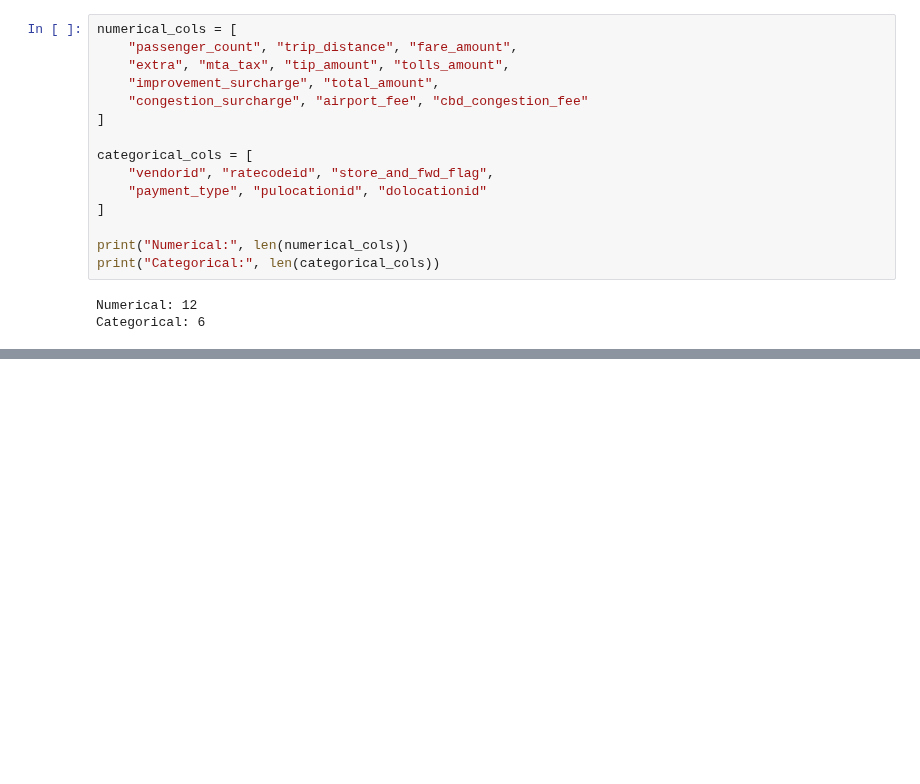
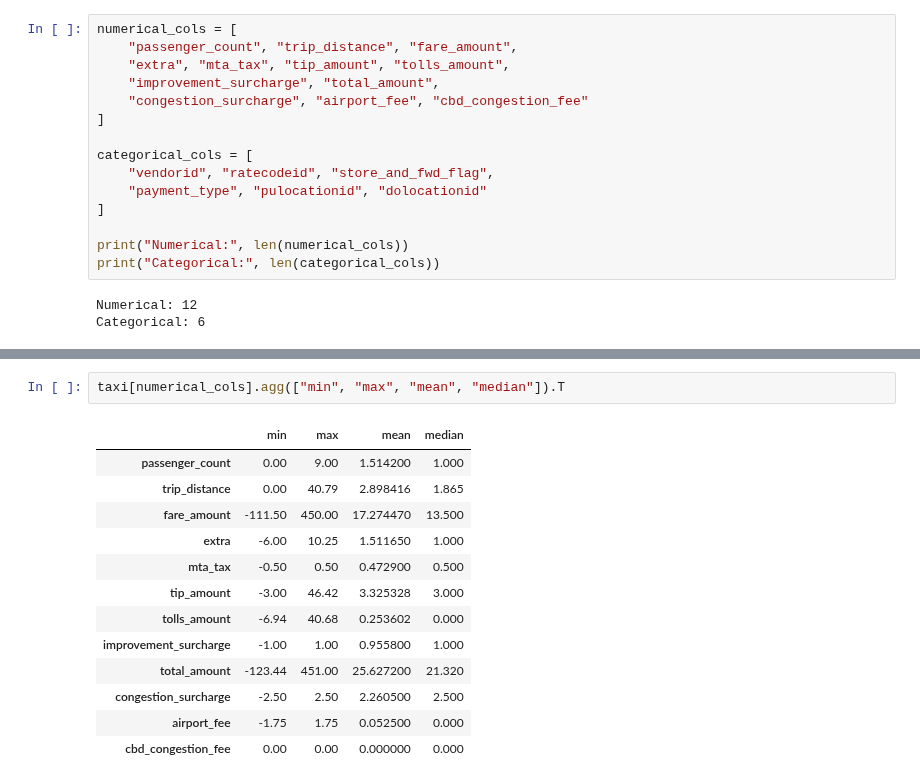
Before and after one commit to tasm3/cs460-data-scienc, a Jupyter notebook: nyc_taxi_eda.ipynb, the cells around one changed output, grey strips where cells are left out. Saved outputs shown, nothing was run; the diff lists cells and outputs as text; blank space fills up the shorter version.

```diff
--- a/nyc_taxi_eda.ipynb
+++ b/nyc_taxi_eda.ipynb
@@ -140,0 +159,16 @@ Categorical: 6
+# %%
+taxi[numerical_cols].agg(["min", "max", "mean", "median"]).T
+# %% [output]
+|  | min | max | mean | median |
+| passenger_count | 0.00 | 9.00 | 1.514200 | 1.000 |
+| trip_distance | 0.00 | 40.79 | 2.898416 | 1.865 |
+| fare_amount | -111.50 | 450.00 | 17.274470 | 13.500 |
+| extra | -6.00 | 10.25 | 1.511650 | 1.000 |
+| mta_tax | -0.50 | 0.50 | 0.472900 | 0.500 |
+| tip_amount | -3.00 | 46.42 | 3.325328 | 3.000 |
+| tolls_amount | -6.94 | 40.68 | 0.253602 | 0.000 |
+| improvement_surcharge | -1.00 | 1.00 | 0.955800 | 1.000 |
+| total_amount | -123.44 | 451.00 | 25.627200 | 21.320 |
+| congestion_surcharge | -2.50 | 2.50 | 2.260500 | 2.500 |
+| airport_fee | -1.75 | 1.75 | 0.052500 | 0.000 |
+| cbd_congestion_fee | 0.00 | 0.00 | 0.000000 | 0.000 |
```
Also changed, not shown: parts of 5 cells of this notebook.
